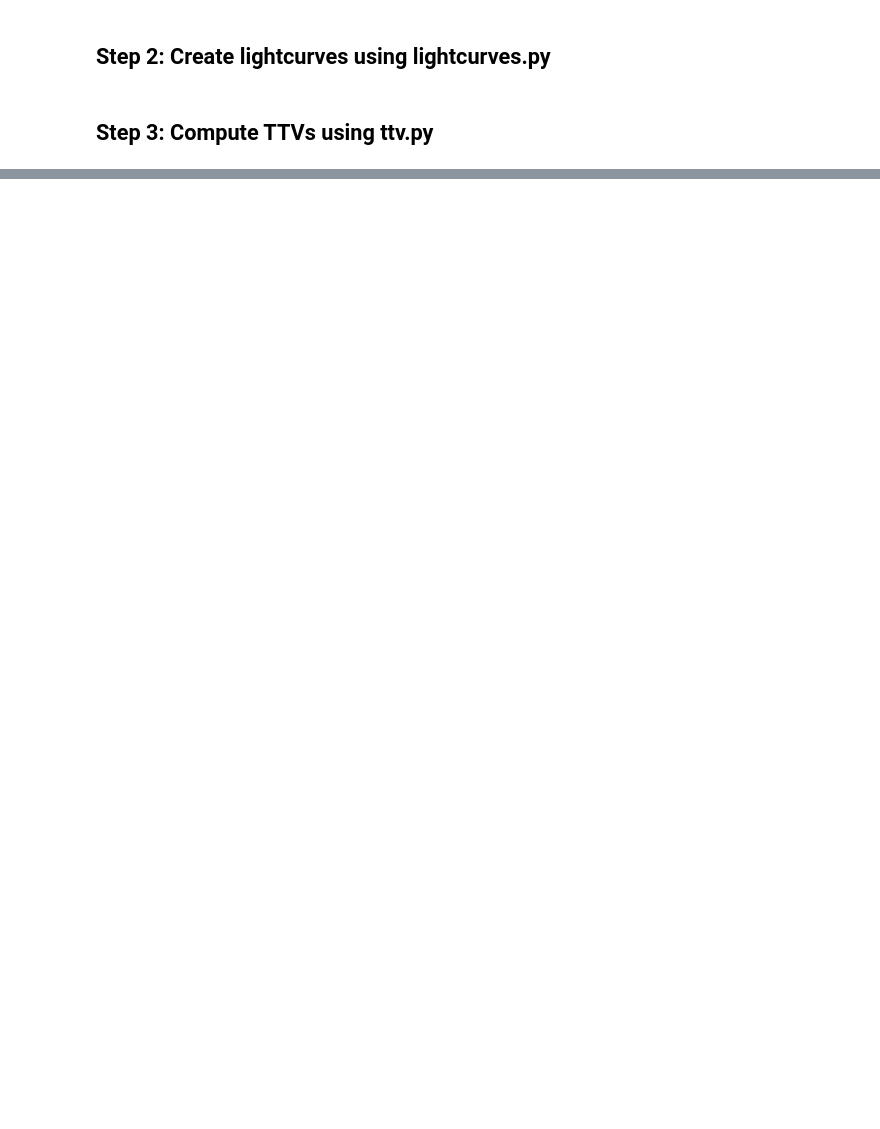
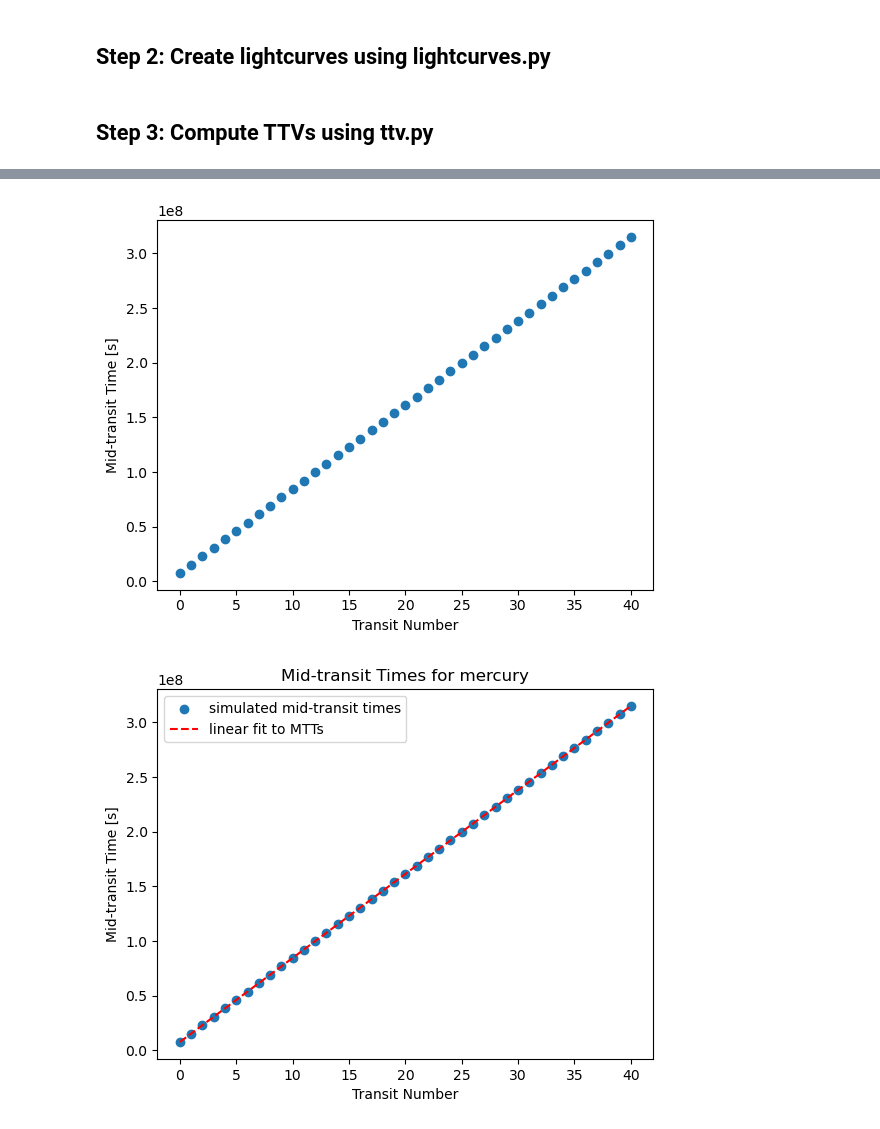
Before and after one commit to dccdoshi/Project_PHYS512, a Jupyter notebook: TransitTimingVariations.ipynb, the cells around one changed output, grey strips where cells are left out. Drawn from its saved outputs; the diff is of its cells as text; code cells hidden in the pictures; blank space fills up the shorter version.

```diff
--- a/TransitTimingVariations.ipynb
+++ b/TransitTimingVariations.ipynb
@@ -155,0 +162,6 @@ TTVs = TTVinit.compute_TTVs(plotfig=True,plot_time_units="hrs")
+# %%
+MTTs = TTVinit.compute_MTTs(plotfig=True,method='interpolate')
+TTVs = TTVinit.compute_TTVs(plotfig=True,plot_time_units="hrs")
+# %% [output]
+[figure, added]
+[figure, added]
```
Also changed, not shown: parts of 8 cells of this notebook, 1 other file.
